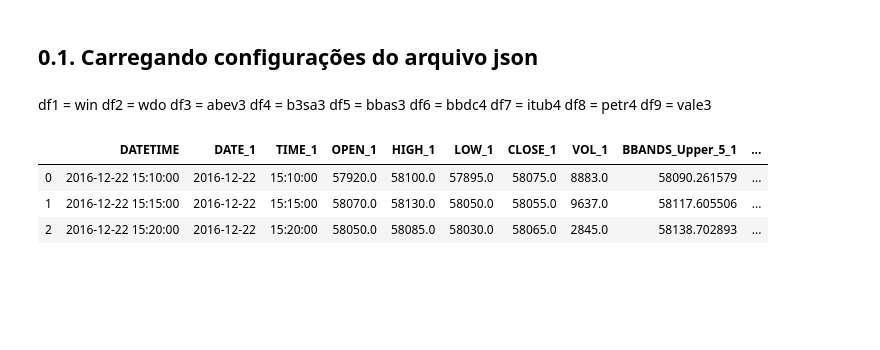
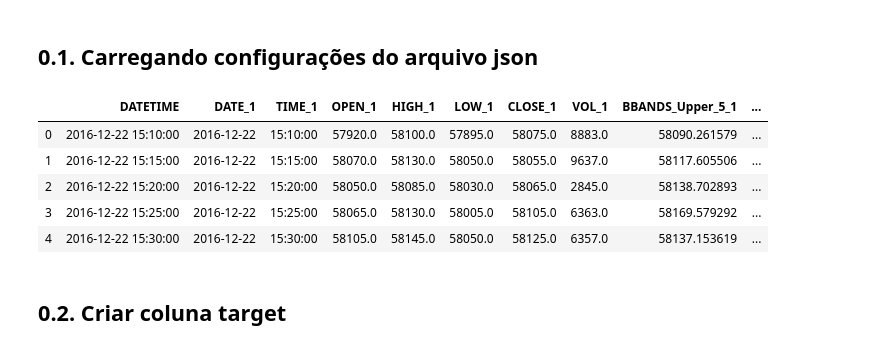
Before and after one commit to audelianoli/stock_market_predition_w_blue_chips, a Jupyter notebook: eda.ipynb, the cells around one changed output. Drawn from its saved outputs; the diff is of its cells as text; code cells hidden in the pictures; blank space fills up the shorter version.

```diff
--- a/eda.ipynb
+++ b/eda.ipynb
@@ -14,12 +16,2 @@ pd.set_option("display.max_columns", 700)
 # %% [markdown]
 ## 0.1. Carregando configurações do arquivo json
-# %% [markdown]
-df1 = win
-df2 = wdo
-df3 = abev3
-df4 = b3sa3
-df5 = bbas3
-df6 = bbdc4
-df7 = itub4
-df8 = petr4
-df9 = vale3
@@ -26,12 +30,17 @@ df9 = vale3
 # %%
 configs = json.load(open('config_modelo.json', 'r'))
+filepath = configs['dataset']['filepath']
+filename = configs['dataset']['filename']
 
 # Carregar o Dataset
-datapath = os.path.join('dataset', configs['dataset']['filename'])
-df = pd.read_pickle(datapath)
-df.head(3)
+df = pd.read_pickle(filepath+filename)
+df.head()
 # %% [output]
 |  | DATETIME | DATE_1 | TIME_1 | OPEN_1 | HIGH_1 | LOW_1 | CLOSE_1 | VOL_1 | BBANDS_Upper_5_1 | ... |
 | 0 | 2016-12-22 15:10:00 | 2016-12-22 | 15:10:00 | 57920.0 | 58100.0 | 57895.0 | 58075.0 | 8883.0 | 58090.261579 | ... |
 | 1 | 2016-12-22 15:15:00 | 2016-12-22 | 15:15:00 | 58070.0 | 58130.0 | 58050.0 | 58055.0 | 9637.0 | 58117.605506 | ... |
 | 2 | 2016-12-22 15:20:00 | 2016-12-22 | 15:20:00 | 58050.0 | 58085.0 | 58030.0 | 58065.0 | 2845.0 | 58138.702893 | ... |
+| 3 | 2016-12-22 15:25:00 | 2016-12-22 | 15:25:00 | 58065.0 | 58130.0 | 58005.0 | 58105.0 | 6363.0 | 58169.579292 | ... |
+| 4 | 2016-12-22 15:30:00 | 2016-12-22 | 15:30:00 | 58105.0 | 58145.0 | 58050.0 | 58125.0 | 6357.0 | 58137.153619 | ... |
+# %% [markdown]
+## 0.2. Criar coluna target
```
Also changed, not shown: parts of 15 cells of this notebook, 3 other files.
